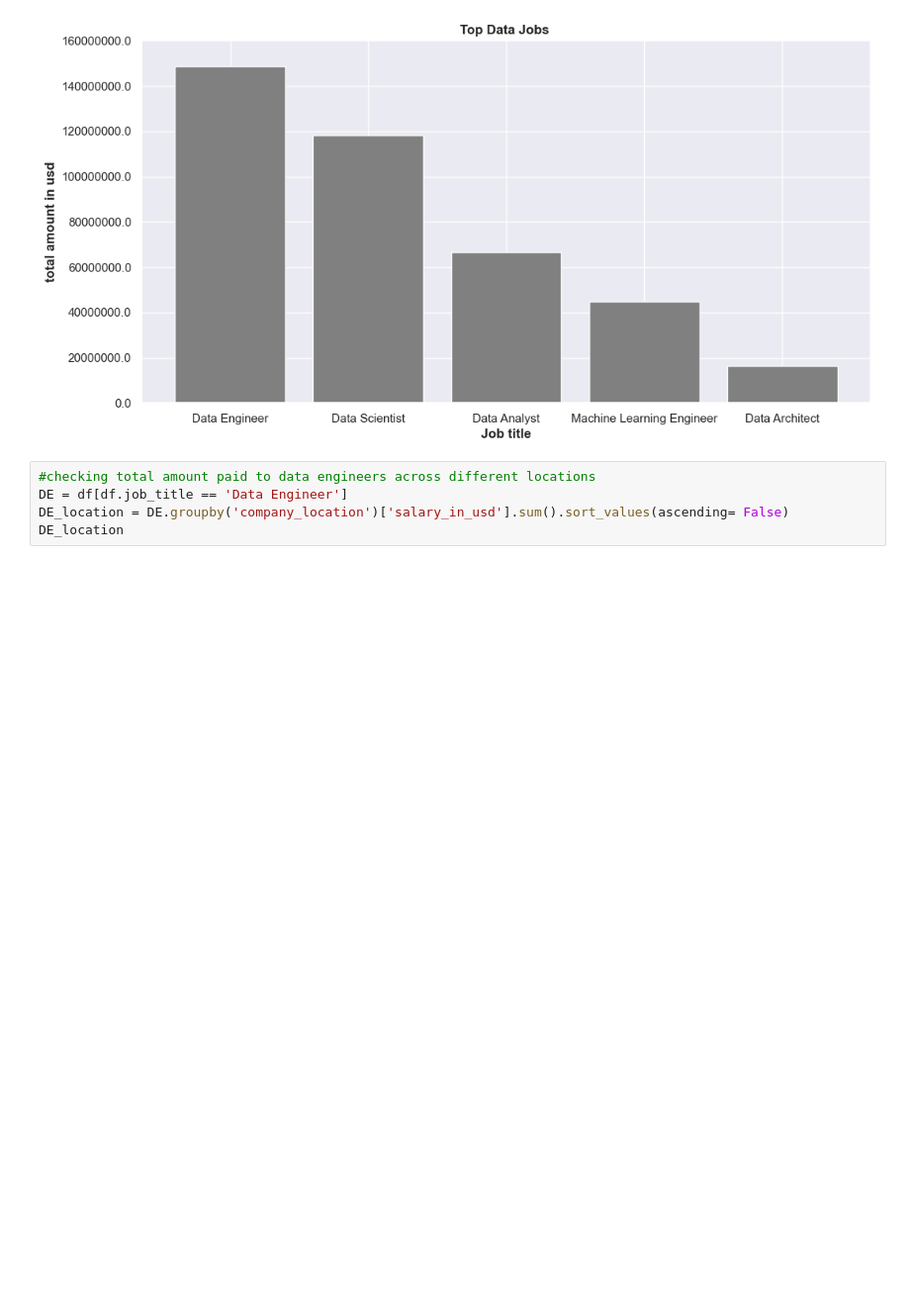
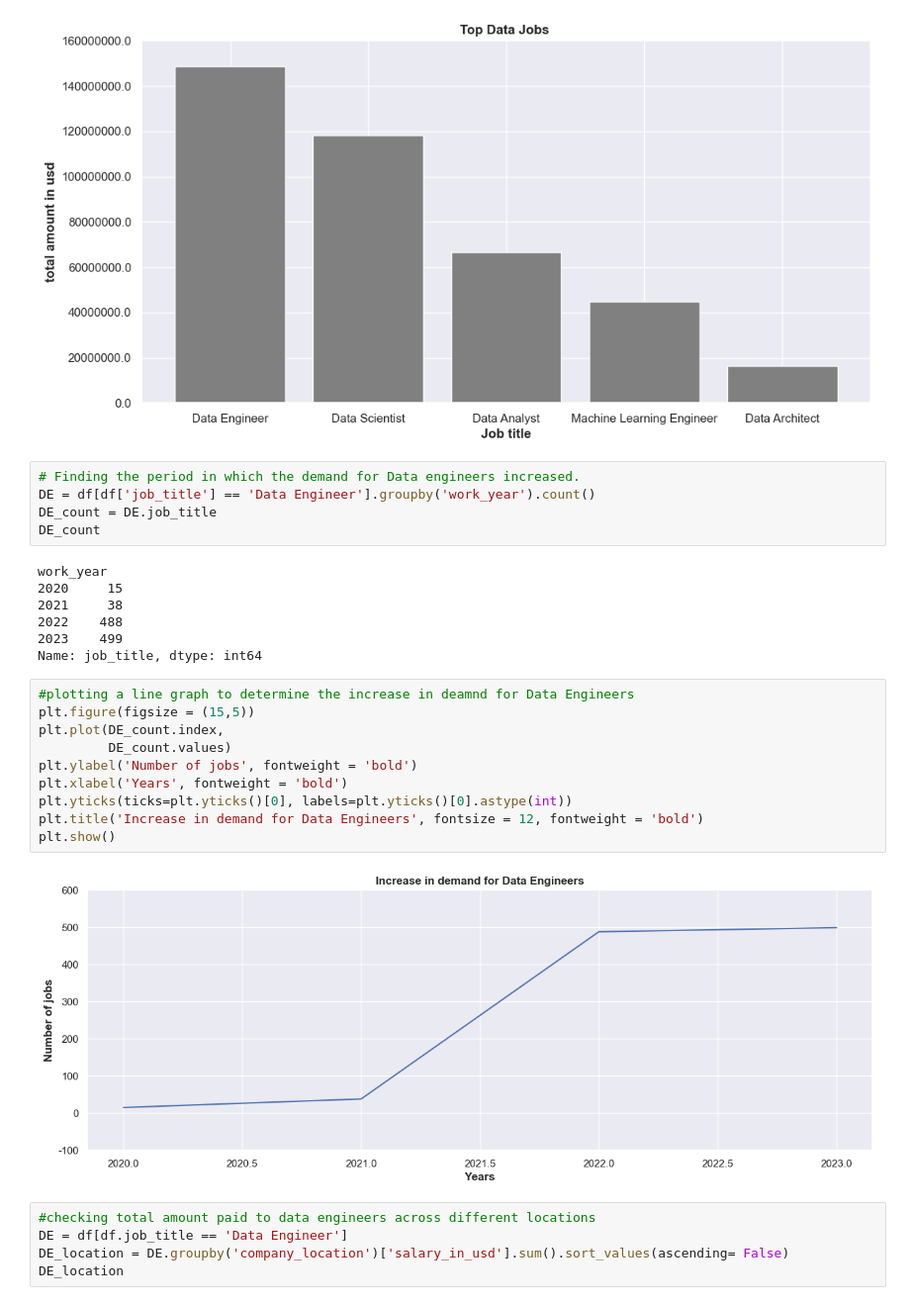
Before and after one commit to captin01/Data_Analysis, a Jupyter notebook: Data_salaries/Ds_salaries.ipynb, the cells around one changed output. Shown at 99% size. Cells and saved outputs as stored; diff of their text form; blank space fills up the shorter version.

```diff
--- a/Data_salaries/Ds_salaries.ipynb
+++ b/Data_salaries/Ds_salaries.ipynb
@@ -143,6 +164,30 @@ plt.title('Top Data Jobs ', fontsize = 12, weight ='bold')
 plt.show()
 # %% [output]
 [figure]
+# %%
+# Finding the period in which the demand for Data engineers increased.
+DE = df[df['job_title'] == 'Data Engineer'].groupby('work_year').count()
+DE_count = DE.job_title
+DE_count
+# %% [output]
+work_year
+2020     15
+2021     38
+2022    488
+2023    499
+Name: job_title, dtype: int64
+# %%
+#plotting a line graph to determine the increase in deamnd for Data Engineers
+plt.figure(figsize = (15,5))
+plt.plot(DE_count.index,
+         DE_count.values)
+plt.ylabel('Number of jobs', fontweight = 'bold')
+plt.xlabel('Years', fontweight = 'bold')
+plt.yticks(ticks=plt.yticks()[0], labels=plt.yticks()[0].astype(int))
+plt.title('Increase in demand for Data Engineers', fontsize = 12, fontweight = 'bold')
+plt.show()
+# %% [output]
+[figure, added]
 # %%
 #checking total amount paid to data engineers across different locations
 DE = df[df.job_title == 'Data Engineer']
```
Also changed, not shown: parts of 21 cells of this notebook.
